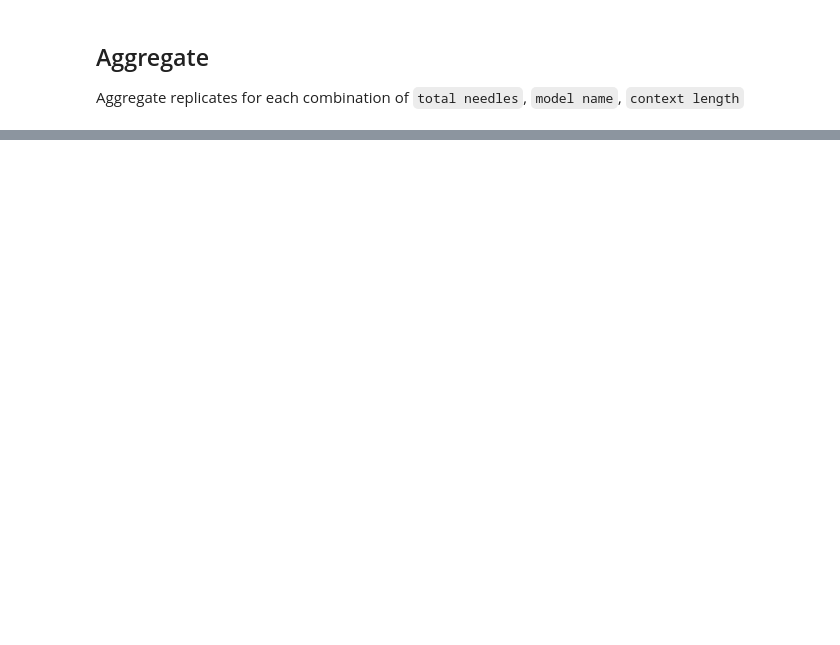
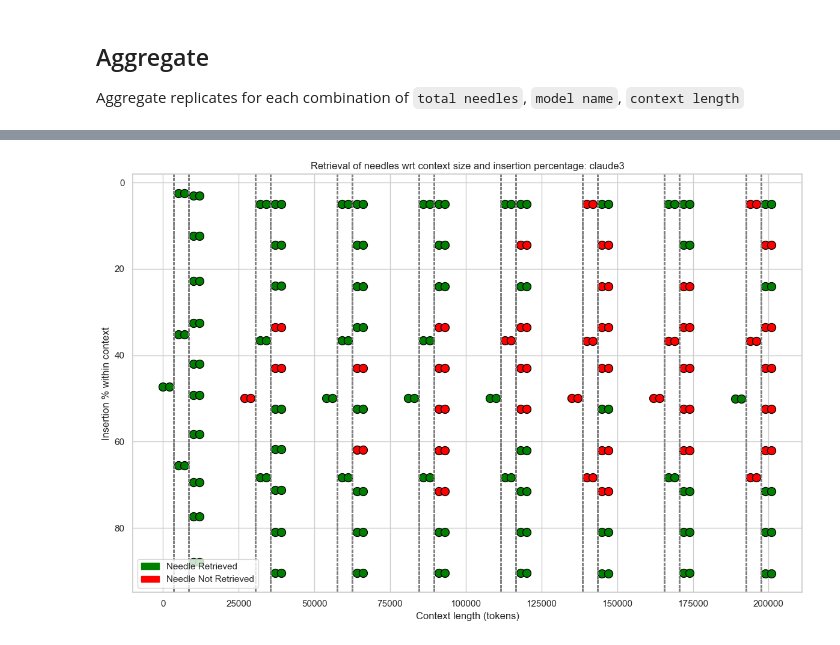
Before and after one commit to gkamradt/LLMTest_NeedleInAHaystack, a Jupyter notebook: viz/CreateVisFromLangSmithTesting.ipynb, the cells around one changed output, grey strips where cells are left out. Cells and saved outputs as stored; diff of their text form; code cells hidden in the pictures; blank space fills up the shorter version.

```diff
--- a/viz/CreateVisFromLangSmithTesting.ipynb
+++ b/viz/CreateVisFromLangSmithTesting.ipynb
@@ -366,0 +282,4 @@ plt_multi_needle_scatter(results_df)
+# %%
+plt_multi_needle_scatter(results_df_anthropic,"claude3")
+# %% [output]
+[figure, added]
```
Also changed, not shown: parts of 14 cells of this notebook, 2 other files.
